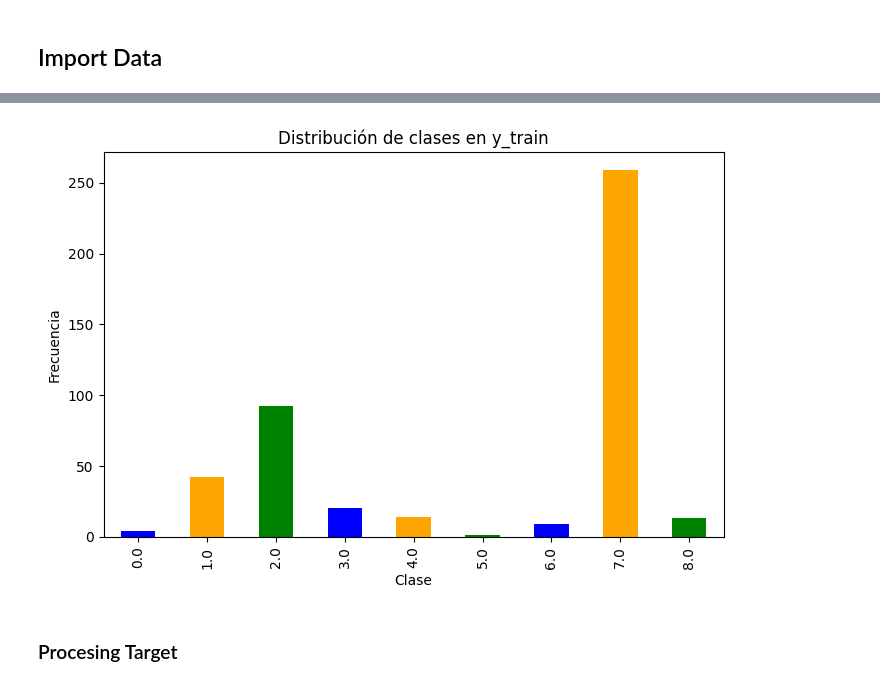
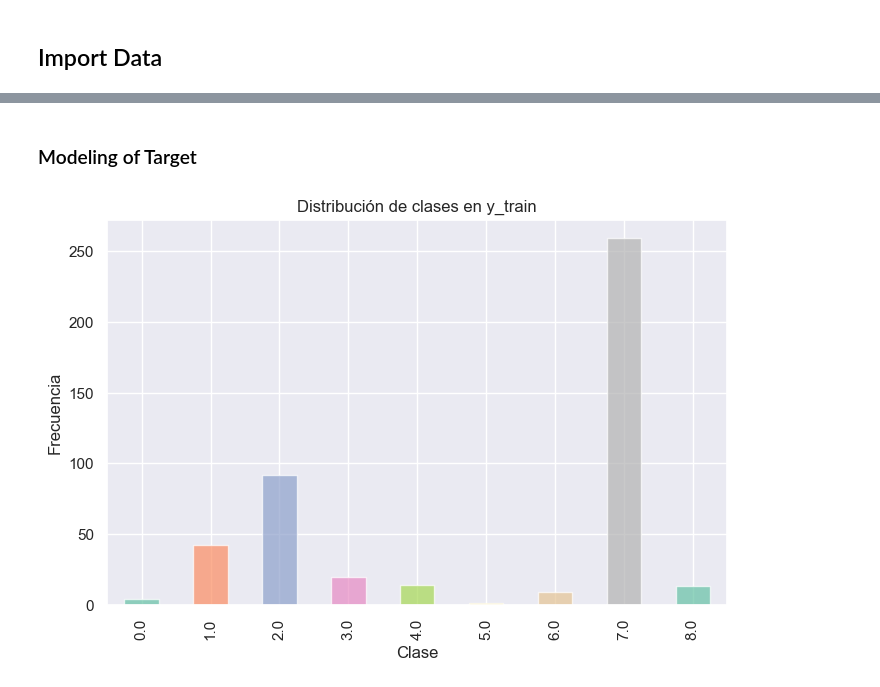
Before and after one commit to clblommberg/Proym6_Integrador_henry, a Jupyter notebook: notebooks/3_Entrenamiento.ipynb, the cells around one changed output, grey strips where cells are left out. Cells and saved outputs as stored; diff of their text form; code cells hidden in the pictures.

```diff
--- a/notebooks/3_Entrenamiento.ipynb
+++ b/notebooks/3_Entrenamiento.ipynb
@@ -91,15 +52,19 @@ y_train.head(15)
+# %% [markdown]
+### Modeling of Target
 # %%
+# Establecer el estilo y la paleta de colores
+sns.set(style="darkgrid")
+palette = "Set2"
+
 # Crear un gráfico de barras para la columna 'biopsia'
 plt.figure(figsize=(8, 5))
-y_train['biopsia'].value_counts().sort_index().plot(kind='bar', color=['blue', 'orange', 'green'])
+y_train['biopsia'].value_counts().sort_index().plot(kind='bar', color=sns.color_palette(palette), alpha=0.7)
 plt.title('Distribución de clases en y_train')
 plt.xlabel('Clase')
 plt.ylabel('Frecuencia')
 plt.show()
 # %% [output]
-[figure, old version]
+[figure, new version]
-# %% [markdown]
-### Procesing Target
 # %%
 # Verificar el balance de clases en los conjuntos de entrenamiento y prueba
 print("Distribución de clases en X_train:")
```
Also changed, not shown: parts of 24 cells of this notebook, 9 other files.
